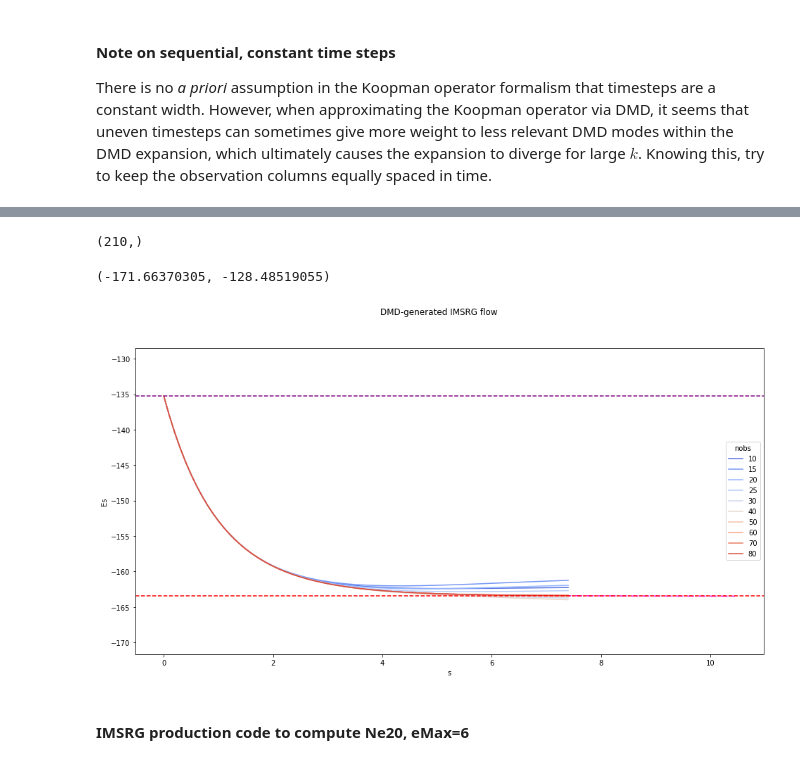
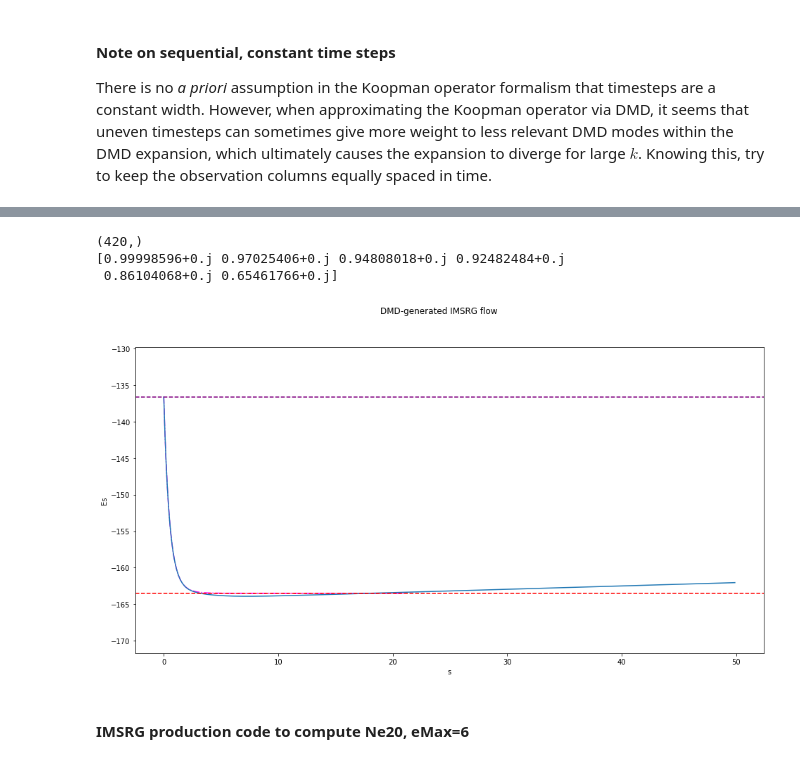
Before and after one commit to davis9ja/dmd_study_notebook, a Jupyter notebook: dmd_ec_comparison.ipynb, the cells around one changed output, grey strips where cells are left out. Saved outputs shown, nothing was run; the diff lists cells and outputs as text; code cells hidden in the pictures.

```diff
--- a/dmd_ec_comparison.ipynb
+++ b/dmd_ec_comparison.ipynb
@@ -357,9 +378,9 @@ Try DMD using control parameter data. In this case, the problem is slightly diff
 Framing the problem in this way, the solution is similar to eigenvector continuation. However, the major is difference is that DMD decomposition explicitly constructs a continuous "generating" operator, whereas EC solves the problem for a single target.
 # %%
 # Get new cp data that keeps full matrix.
-grange = np.linspace(-2.0, 2.0, num=100)
-# brange = np.linspace(-2.0, 2.0, num=30)
-brange=[0.0]
+grange = np.linspace(-2.0, 2.0, num=25)
+brange = np.linspace(-2.0, 2.0, num=25)
+# brange=[0.0]
 cp_dmd_data = generate_cp_data(4,4, grange, brange, keep_mat=True)
 # %%
 import itertools
@@ -372,16 +393,17 @@ print(serial_params)
 print("CONTROL PARAM DATA SHAPE = {}".format(cp_dmd_data.shape))
 
 df_list = []
-for nobs in [10,15,20,25,30,35,40,45,50]:#,70,100,150,200]:
-    for r in [2,3,4,5,6,7,8]:#,10,15,20]:
+r_list = [2,3,4,5,6,7,8,10,15,20,30,100]
+for nobs in [10,15,20,25,30,35,40,45,50,70,100,150,200,300]:
+    for r in r_list:
         nobs = nobs
         X = cp_dmd_data[:, 0:nobs]
         Xp = cp_dmd_data[:, 1:nobs+1]
 
-        i=75
+        i=624
         H0 = np.reshape(cp_dmd_data[:,0], (36,36))
         Hf = np.reshape(cp_dmd_data[:,i], (36,36))
-        Hs = dmd(X, Xp, exact=False, r=r, k=i)
+        Hs = dmd(X, Xp, exact=False, randomize=True, n_components=r, k=i)
         Hs = np.real(np.reshape(Hs, (36,36)))
 
         # fig,axes = plt.subplots(figsize=(10,10), ncols=2,nrows=2)
@@ -641,3 +721,5 @@ There are ~400,000 matrix elements per observation. We collect state vectors at
 #### Note on sequential, constant time steps
 
 There is no *a priori* assumption in the Koopman operator formalism that timesteps are a constant width. However, when approximating the Koopman operator via DMD, it seems that uneven timesteps can sometimes give more weight to less relevant DMD modes within the DMD expansion, which ultimately causes the expansion to diverge for large $k$. Knowing this, try to keep the observation columns equally spaced in time.
+# %%
+real_imsrg_data = get_ascii_log('flow/O16_chi2b_srg0625_eMax06_hwHO020.flow.log.ds0.05.log')
@@ -648,7 +748,8 @@ from IPython.display import display, clear_output
 # ts_imsrg_data = get_log_data('flow/H08-1.00-1.40-0.40-0.00-5.00-0.10.log', imsrg=True)
 # ts_imsrg_data = get_log_data('flow/H08-1.00-0.50-0.10-0.00-5.00-0.10.imsrg.log', imsrg=True)
 
-nobs_list = [10,15,20,25,30,40,50,60,70,80]
+# nobs_list = [10,15,20,25,30,40,50,60,70,80]
+nobs_list = [20]
 ds = 0.05
 df_list = []
 for nobs in nobs_list:
@@ -660,13 +761,13 @@ for nobs in nobs_list:
     Hf = real_imsrg_data[:,-1]
 
     phi,dmd_eig,b = dmd(X, Xp, exact=False,
-                               r=nobs,
-                               randomize=True,
+                               r=6,
+                               randomize=False,
                                n_components=min(nobs,10),
                                as_matrix=True)
     print(np.diag(dmd_eig))
 
-    kvals = range(0,150,2)
+    kvals = range(0,1000,2)
     for k in kvals:
         string = "# OBSERVATIONS={:02d}\nRUNNING ON K={:02d}".format(nobs,k)
         # clear_output(wait=True)
@@ -705,19 +814,23 @@ Hs,  (467133,)
 # %%
 H0 = real_imsrg_data[:,0]
 Hf = real_imsrg_data[:,-1]
 print(real_imsrg_data[0,:].shape)
 
 fig,ax = plt.subplots(figsize=(16,8))
 sns.lineplot(x=np.asarray(range(0,real_imsrg_data.shape[1]))*ds, y=real_imsrg_data[0,:],ax=ax, color='fuchsia', linestyle='-.')
-sns.lineplot(x="s", y="Es", hue="nobs", data=full_df, ax=ax, palette=sns.color_palette('coolwarm',len(nobs_list)))
+#sns.lineplot(x="s", y="Es", hue="nobs", data=full_df, ax=ax, palette=sns.color_palette('coolwarm',len(nobs_list)))
+sns.lineplot(x="s", y="Es", data=full_df, ax=ax)
+
 ax.axhline(H0[0], color='purple', linestyle='--')
 ax.axhline(Hf[0], color='red', linestyle='--')
 fig.suptitle("DMD-generated IMSRG flow")
 ax.set_ylim([Hf[0]*1.05,H0[0]*0.95])
+print(np.diag(dmd_eig))
 # %% [output]
-(210,)
+(420,)
+[0.99998596+0.j 0.97025406+0.j 0.94808018+0.j 0.92482484+0.j
+ 0.86104068+0.j 0.65461766+0.j]
-(-171.66370305, -128.48519055)
-[figure, old version]
+[figure, new version]
 # %% [markdown]
 #### IMSRG production code to compute Ne20, eMax=6
 # %%
```
Also changed, not shown: parts of 36 cells of this notebook.
